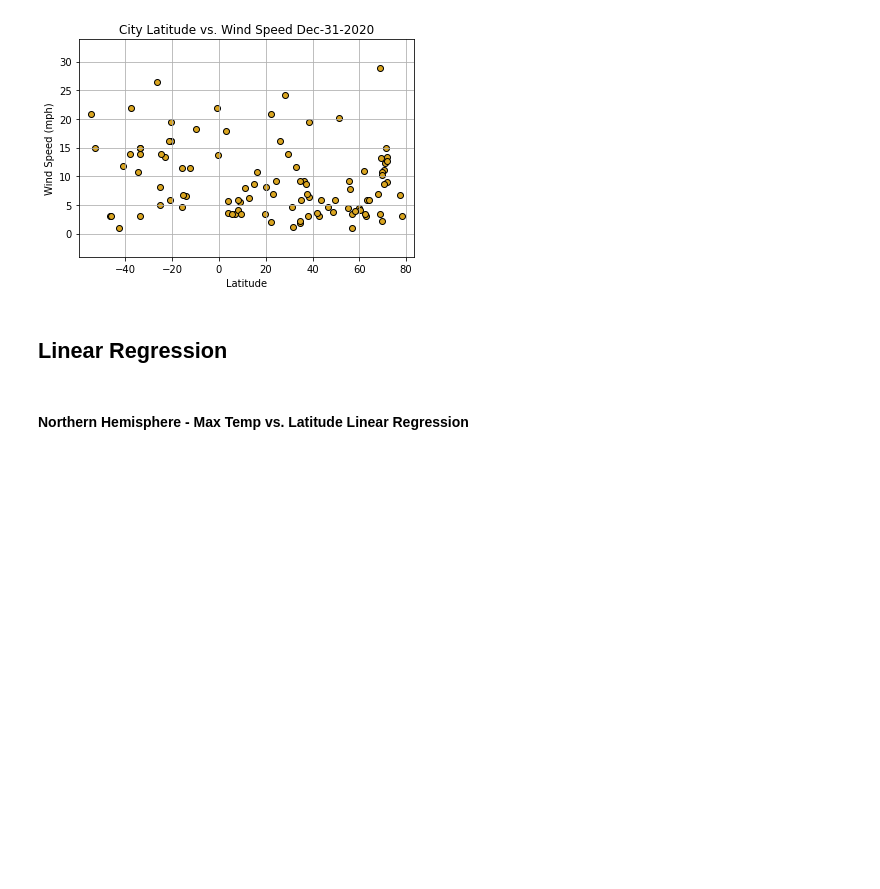
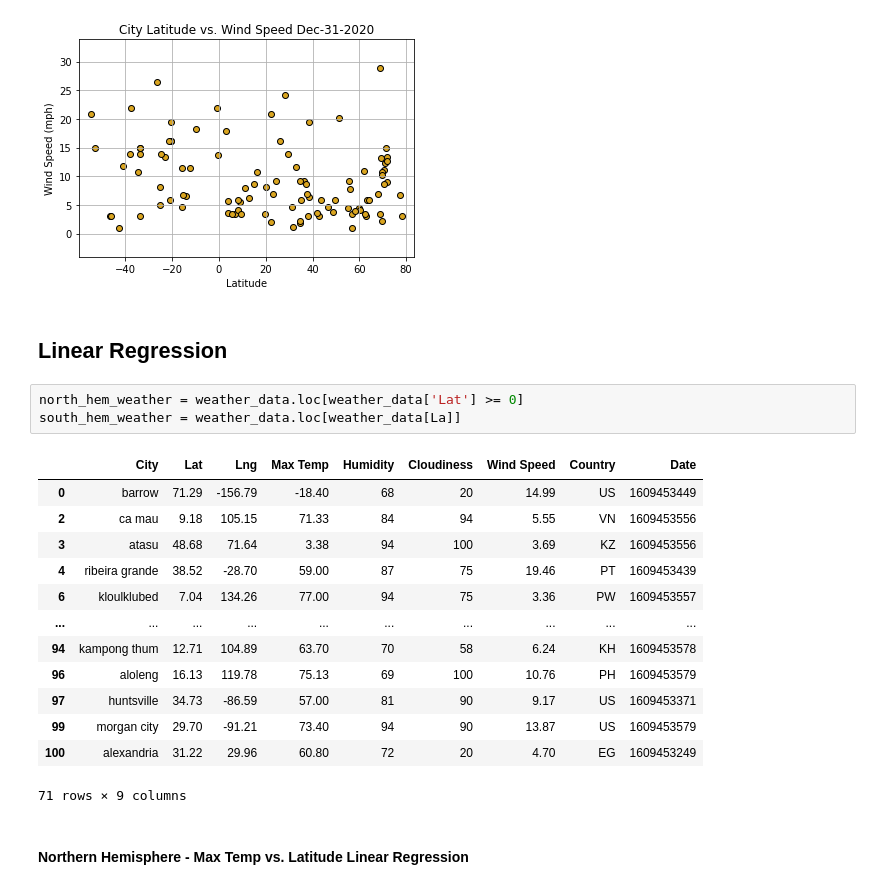
Before and after one commit to pspitzer86/Python-API-Challenge, a Jupyter notebook: WeatherPy/WeatherPy.ipynb, the cells around one changed output. Drawn from its saved outputs; the diff is of its cells as text; blank space fills up the shorter version.

Commit message:
included code for printing pngs of plots and separated weather data by latitude

```diff
--- a/WeatherPy/WeatherPy.ipynb
+++ b/WeatherPy/WeatherPy.ipynb
@@ -311,6 +331,23 @@ plt.show()
 [figure]
 # %% [markdown]
 ## Linear Regression
+# %%
+north_hem_weather = weather_data.loc[weather_data['Lat'] >= 0]
+south_hem_weather = weather_data.loc[weather_data[La]]
+# %% [output]
+|  | City | Lat | Lng | Max Temp | Humidity | Cloudiness | Wind Speed | Country | Date |
+| 0 | barrow | 71.29 | -156.79 | -18.40 | 68 | 20 | 14.99 | US | 1609453449 |
+| 2 | ca mau | 9.18 | 105.15 | 71.33 | 84 | 94 | 5.55 | VN | 1609453556 |
+| 3 | atasu | 48.68 | 71.64 | 3.38 | 94 | 100 | 3.69 | KZ | 1609453556 |
+| 4 | ribeira grande | 38.52 | -28.70 | 59.00 | 87 | 75 | 19.46 | PT | 1609453439 |
+| 6 | kloulklubed | 7.04 | 134.26 | 77.00 | 94 | 75 | 3.36 | PW | 1609453557 |
+| ... | ... | ... | ... | ... | ... | ... | ... | ... | ... |
+| 94 | kampong thum | 12.71 | 104.89 | 63.70 | 70 | 58 | 6.24 | KH | 1609453578 |
+| 96 | aloleng | 16.13 | 119.78 | 75.13 | 69 | 100 | 10.76 | PH | 1609453579 |
+| 97 | huntsville | 34.73 | -86.59 | 57.00 | 81 | 90 | 9.17 | US | 1609453371 |
+| 99 | morgan city | 29.70 | -91.21 | 73.40 | 94 | 90 | 13.87 | US | 1609453579 |
+| 100 | alexandria | 31.22 | 29.96 | 60.80 | 72 | 20 | 4.70 | EG | 1609453249 |
+71 rows × 9 columns
 # %% [markdown]
 ####  Northern Hemisphere - Max Temp vs. Latitude Linear Regression
 # %%
```
Also changed, not shown: parts of 4 cells of this notebook.
